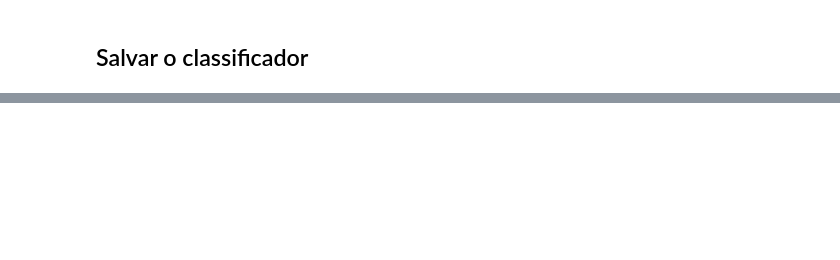
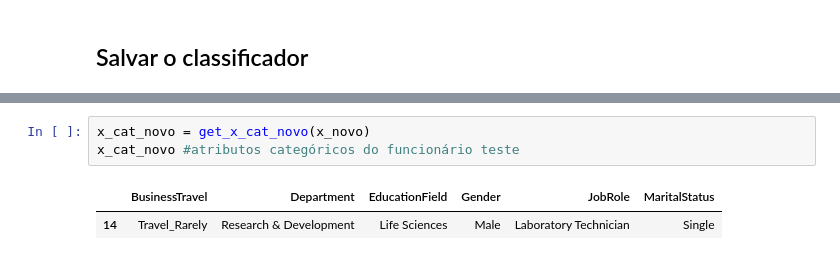
Before and after one commit to Vinicius-Luiz/ciencia_dados_para_empresas, a Jupyter notebook: RH/Em_Branco_Departamento_de_Recursos_Humanos.ipynb, the cells around one changed output, grey strips where cells are left out. Cells and saved outputs as stored; diff of their text form; blank space fills up the shorter version.

```diff
--- a/RH/Em_Branco_Departamento_de_Recursos_Humanos.ipynb
+++ b/RH/Em_Branco_Departamento_de_Recursos_Humanos.ipynb
@@ -608,0 +644,6 @@ weighted avg       0.81      0.81      0.81       368
+# %%
+x_cat_novo = get_x_cat_novo(x_novo)
+x_cat_novo #atributos categóricos do funcionário teste
+# %% [output]
+|  | BusinessTravel | Department | EducationField | Gender | JobRole | MaritalStatus |
+| 14 | Travel_Rarely | Research & Development | Life Sciences | Male | Laboratory Technician | Single |
```
Also changed, not shown: parts of 30 cells of this notebook.
